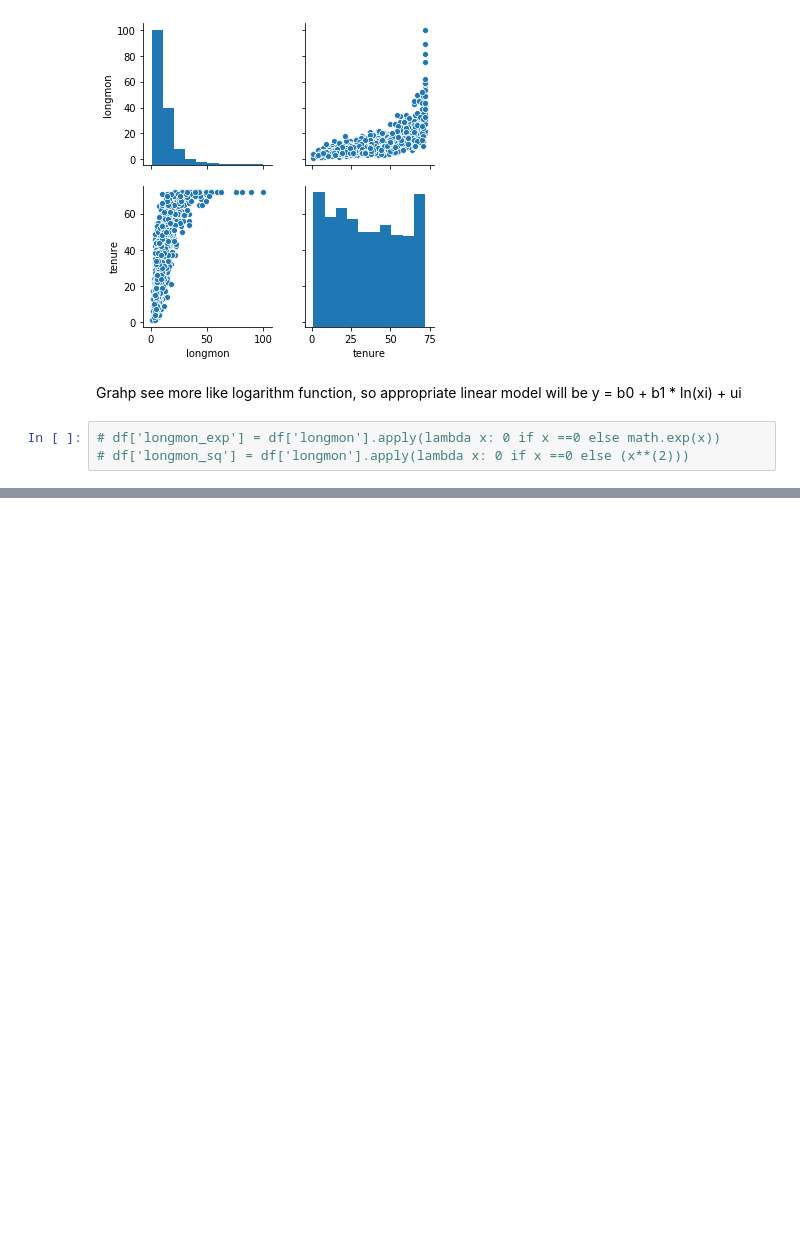
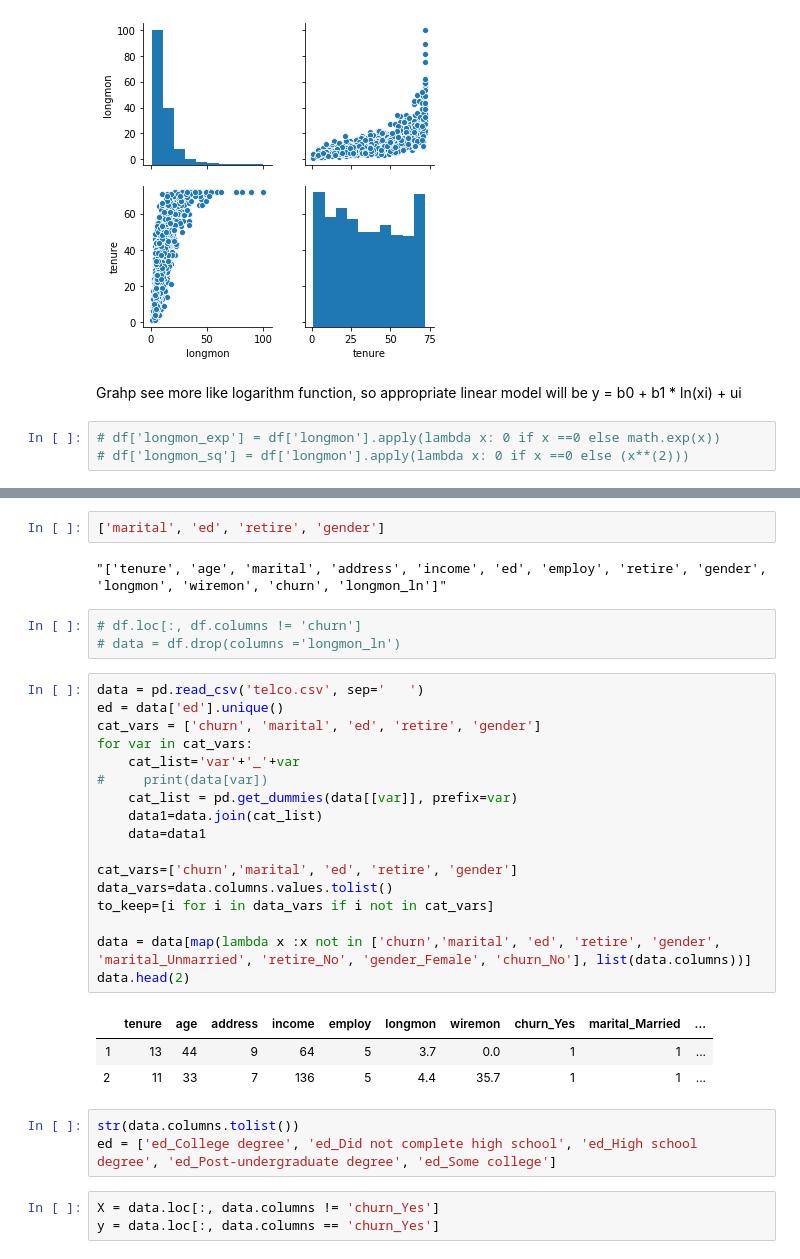
Before and after one commit to nrrud20/stat, a Jupyter notebook: HW4_draft_2.1.ipynb, the cells around one changed output, grey strips where cells are left out. Saved outputs shown, nothing was run; the diff lists cells and outputs as text; blank space fills up the shorter version.

```diff
--- a/HW4_draft_2.1.ipynb
+++ b/HW4_draft_2.1.ipynb
@@ -196,0 +299,34 @@ plt.show()
+# %%
+['marital', 'ed', 'retire', 'gender']
+# %% [output]
+"['tenure', 'age', 'marital', 'address', 'income', 'ed', 'employ', 'retire', 'gender', 'longmon', 'wiremon', 'churn', 'longmon_ln']"
+# %%
+# df.loc[:, df.columns != 'churn']
+# data = df.drop(columns ='longmon_ln')
+# %%
+data = pd.read_csv('telco.csv', sep='	')
+ed = data['ed'].unique()
+cat_vars = ['churn', 'marital', 'ed', 'retire', 'gender']
+for var in cat_vars:
+    cat_list='var'+'_'+var
+#     print(data[var])
+    cat_list = pd.get_dummies(data[[var]], prefix=var)
+    data1=data.join(cat_list)
+    data=data1
+
+cat_vars=['churn','marital', 'ed', 'retire', 'gender']
+data_vars=data.columns.values.tolist()
+to_keep=[i for i in data_vars if i not in cat_vars]
+
+data = data[map(lambda x :x not in ['churn','marital', 'ed', 'retire', 'gender', 'marital_Unmarried', 'retire_No', 'gender_Female', 'churn_No'], list(data.columns))]
+data.head(2)
+# %% [output]
+|  | tenure | age | address | income | employ | longmon | wiremon | churn_Yes | marital_Married | ... |
+| 1 | 13 | 44 | 9 | 64 | 5 | 3.7 | 0.0 | 1 | 1 | ... |
+| 2 | 11 | 33 | 7 | 136 | 5 | 4.4 | 35.7 | 1 | 1 | ... |
+# %%
+str(data.columns.tolist())
+ed = ['ed_College degree', 'ed_Did not complete high school', 'ed_High school degree', 'ed_Post-undergraduate degree', 'ed_Some college']
+# %%
+X = data.loc[:, data.columns != 'churn_Yes']
+y = data.loc[:, data.columns == 'churn_Yes']
```
Also changed, not shown: parts of 34 cells of this notebook, 2 other files.
